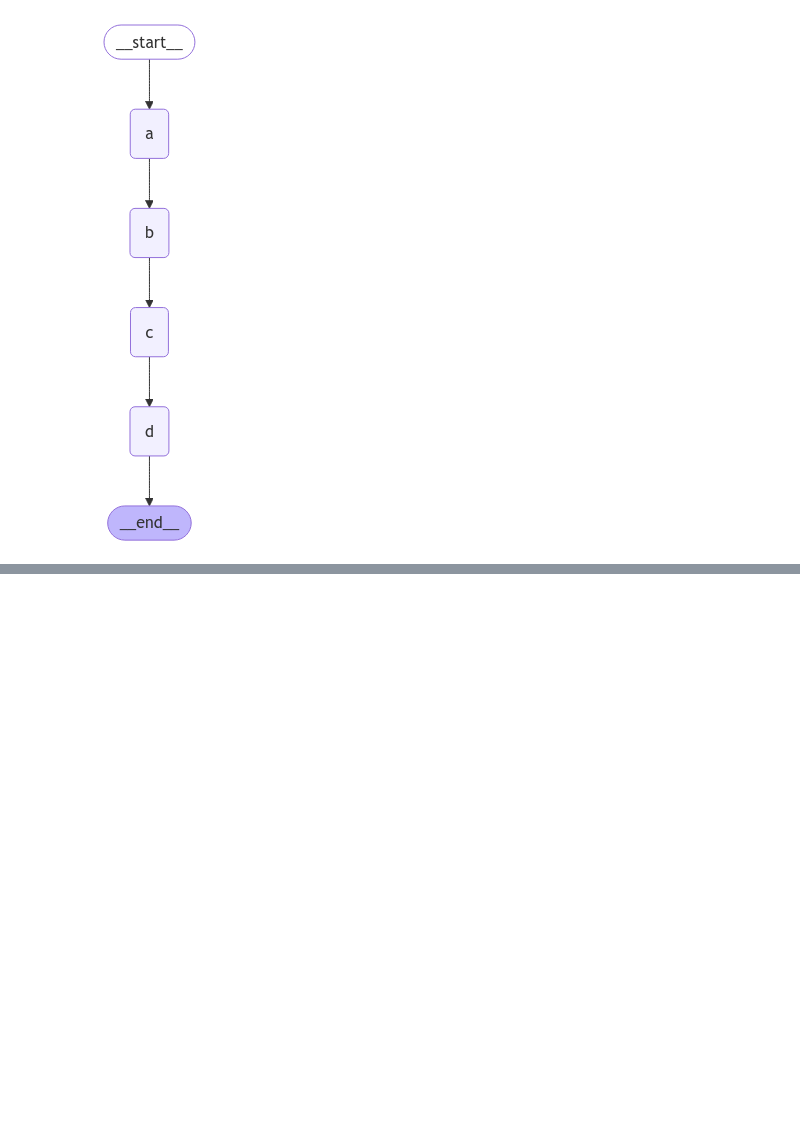
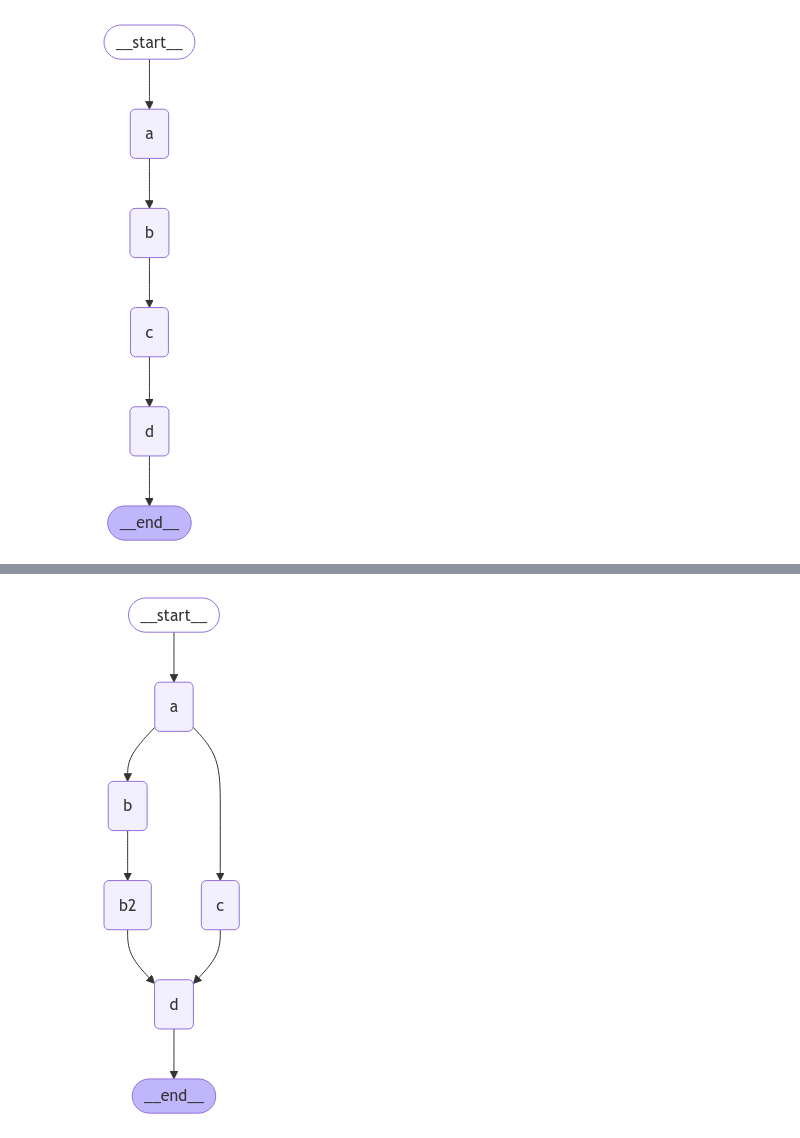
Before and after one commit to Zeeshier/LangGraph, a Jupyter notebook: 4. Building Assistant/1. Parallelization.ipynb, the cells around one changed output, grey strips where cells are left out. Saved outputs shown, nothing was run; the diff lists cells and outputs as text; code cells hidden in the pictures; blank space fills up the shorter version.

```diff
--- a/4. Building Assistant/1. Parallelization.ipynb
+++ b/4. Building Assistant/1. Parallelization.ipynb
@@ -64,0 +197,38 @@ display(Image(graph.get_graph().draw_mermaid_png()))
+# %%
+
+def sorting_reducer(left, right):
+    """ Combines and sorts the values in a list"""
+    if not isinstance(left, list):
+        left = [left]
+
+    if not isinstance(right, list):
+        right = [right]
+
+    return sorted(left + right, reverse=False)
+
+class State(TypedDict):
+    # sorting_reducer will sort the values in state
+    state: Annotated[list, sorting_reducer]
+
+# Add nodes
+builder = StateGraph(State)
+
+# Initialize each node with node_secret
+builder.add_node("a", ReturnNodeValue("I'm A"))
+builder.add_node("b", ReturnNodeValue("I'm B"))
+builder.add_node("b2", ReturnNodeValue("I'm B2"))
+builder.add_node("c", ReturnNodeValue("I'm C"))
+builder.add_node("d", ReturnNodeValue("I'm D"))
+
+# Flow
+builder.add_edge(START, "a")
+builder.add_edge("a", "b")
+builder.add_edge("a", "c")
+builder.add_edge("b", "b2")
+builder.add_edge(["b2", "c"], "d")
+builder.add_edge("d", END)
+graph = builder.compile()
+
+display(Image(graph.get_graph().draw_mermaid_png()))
+# %% [output]
+[figure, added]
```
Also changed, not shown: parts of 22 cells of this notebook.
